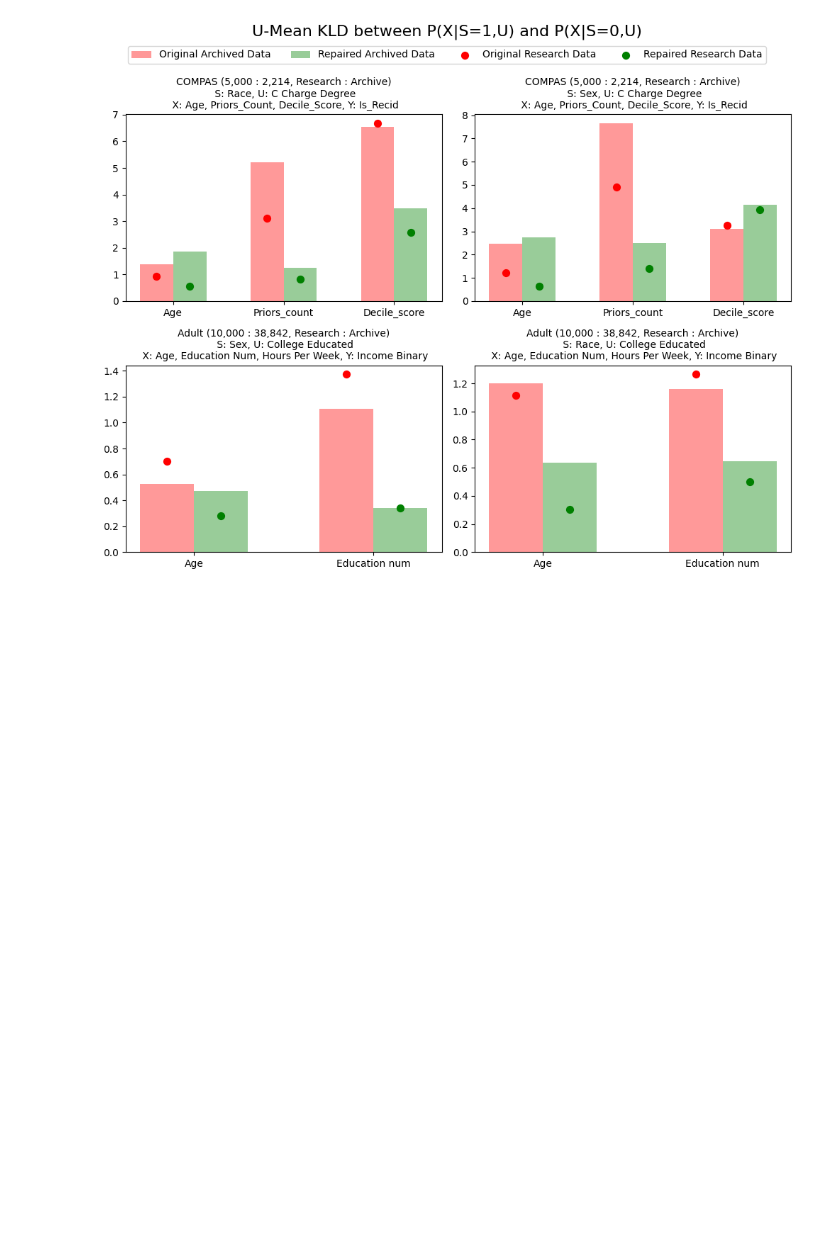
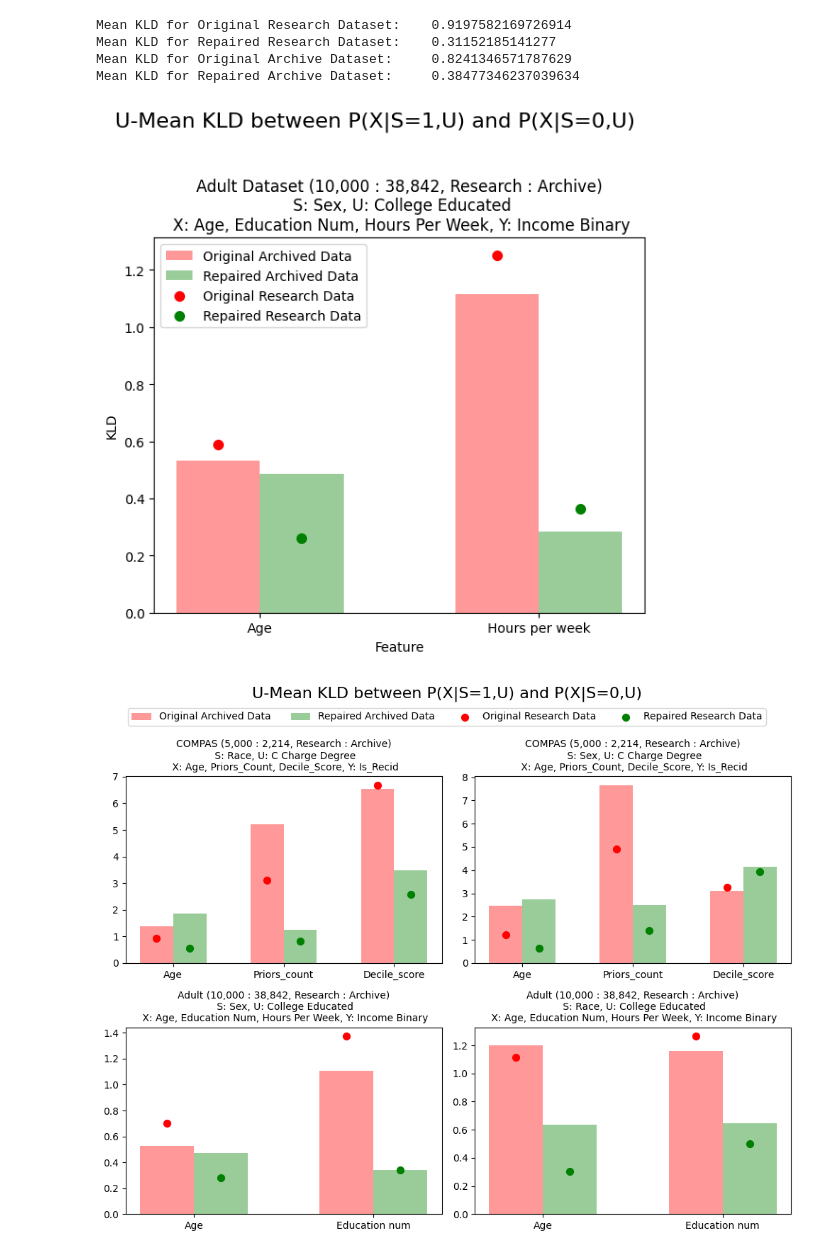
Before and after one commit to Langbridge/AIF360, a Jupyter notebook: examples/demo_distributional_repair.ipynb, the cells around one changed output. Saved outputs shown, nothing was run; the diff lists cells and outputs as text; code cells hidden in the pictures; blank space fills up the shorter version.

Commit message:
Added simple demo for basic use of distributional repair tool

```diff
--- a/examples/demo_distributional_repair.ipynb
+++ b/examples/demo_distributional_repair.ipynb
@@ -124,7 +120,5 @@ x = ['age','education-num','hours-per-week']
 y = 'Income Binary'
 
 continuous_features = ['age','hours-per-week']
-# continuous_features = ['age','hours-per-week','education-num']
 
-data = load_adult_dataset(s,u,x,y)
-data_R, data_A = data.split([n_R], shuffle=False)
+plot_ignored_features = ['education-num']
@@ -131,3 +130,71 @@ data_R, data_A = data.split([n_R], shuffle=False)
+# %%
+
+d = DistributionalRepair(s,u,x,y,continuous_features,n_q)
+data_R_repaired, data_A_repaired = d.fit_transform(data_R, data_A)
+
+tilde_x_R = data_R_repaired.convert_to_dataframe()[0][x]
+tilde_x_A = data_A_repaired.convert_to_dataframe()[0][x]
+
+kld_x_R = np.zeros(shape=(len(feats), 2))
+kld_x_tilde_R = np.zeros(shape=(len(feats), 2))
+kld_x_A = np.zeros(shape=(len(feats), 2))
+kld_x_tilde_A = np.zeros(shape=(len(feats), 2))
+pos = np.arange(len(feats))
+for i, feat in enumerate(feats):
+    kld_x_R[i, 0] = eval_kld(d.x_R[feat], d.s_R, d.u_R, order=[0, 1])
+    kld_x_R[i, 1] = eval_kld(d.x_R[feat], d.s_R, d.u_R, order=[1, 0])
+    kld_x_tilde_R[i, 0] = eval_kld(tilde_x_R[feat], d.s_R, d.u_R, order=[0, 1])
+    kld_x_tilde_R[i, 1] = eval_kld(tilde_x_R[feat], d.s_R, d.u_R, order=[1, 0])
+    kld_x_A[i, 0] = eval_kld(data_A.convert_to_dataframe()[0][x][feat], data_A.convert_to_dataframe()[0][s], data_A.convert_to_dataframe()[0][u], order=[0, 1])
+    kld_x_A[i, 1] = eval_kld(data_A.convert_to_dataframe()[0][x][feat], data_A.convert_to_dataframe()[0][s], data_A.convert_to_dataframe()[0][u], order=[1, 0])
+    kld_x_tilde_A[i, 0] = eval_kld(tilde_x_A[feat], data_A.convert_to_dataframe()[0][s], data_A.convert_to_dataframe()[0][u], order=[0, 1])
+    kld_x_tilde_A[i, 1] = eval_kld(tilde_x_A[feat], data_A.convert_to_dataframe()[0][s], data_A.convert_to_dataframe()[0][u], order=[1, 0])
+print(f"Mean KLD for Original Research Dataset:    {np.mean(kld_x_R)}")
+print(f"Mean KLD for Repaired Research Dataset:    {np.mean(kld_x_tilde_R)}")
+print(f"Mean KLD for Original Archive Dataset:     {np.mean(kld_x_A)}")
+print(f"Mean KLD for Repaired Archive Dataset:     {np.mean(kld_x_tilde_A)}")
+# %% [output]
+Mean KLD for Original Research Dataset:    0.9197582169726914
+Mean KLD for Repaired Research Dataset:    0.31152185141277
+Mean KLD for Original Archive Dataset:     0.8241346571787629
+Mean KLD for Repaired Archive Dataset:     0.38477346237039634
+# %%
+
+
+fig, ax = plt.subplots(figsize=(6, 6))
+
+bar_width = 0.3
+original_color = 'red'
+repaired_color = 'green'
+
+kld_x_A_mean = np.mean(kld_x_A, axis=1)
+kld_x_tilde_A_mean = np.mean(kld_x_tilde_A, axis=1)
+kld_x_R_mean = np.mean(kld_x_R, axis=1)
+kld_x_tilde_R_mean = np.mean(kld_x_tilde_R, axis=1)
+
+pos = np.arange(len(kld_x_A_mean))
+original_bars = ax.bar(x=pos - bar_width/2, height=kld_x_A_mean, width=bar_width, alpha=0.4, color=original_color)
+repaired_bars = ax.bar(x=pos + bar_width/2, height=kld_x_tilde_A_mean, width=bar_width, alpha=0.4, color=repaired_color)
+original_scatter = ax.scatter(x=pos - bar_width/2, y=kld_x_R_mean, color=original_color, marker='o', s=50)
+repaired_scatter = ax.scatter(x=pos + bar_width/2, y=kld_x_tilde_R_mean, color=repaired_color, marker='o', s=50)
+
+x_labels = [feat.replace('-', ' ').capitalize() for feat in feats if feat not in plot_ignored_features]
+ax.set_xticks(pos)
+ax.set_xticklabels(x_labels)
+ax.set_title(f"Adult Dataset ({n_R:,} : {len(tilde_x_A):,}, Research : Archive)\n S: {s.title()}, U: {u.replace('_', ' ').title()}\n X: {', '.join([x.replace('-', ' ').title() for x in x if x])}, Y: {y.replace(' ', ' ').title()}", fontsize=12)
+
+handles = [original_bars, repaired_bars, original_scatter, repaired_scatter]
+labels = ['Original Archived Data', 'Repaired Archived Data', 'Original Research Data', 'Repaired Research Data']
+
+ax.legend(handles, labels)
+ax.set_ylabel("KLD")
+ax.set_xlabel("Feature")
+
+plt.suptitle("U-Mean KLD between P(X|S=1,U) and P(X|S=0,U)", fontsize=16)
+plt.tight_layout(rect=[0, 0, 1, 0.95])
+plt.show()
+# %% [output]
+[figure, added]
 # %%
 dataset_tests = [
     {'data_loader': load_compas_dataset,
```
Also changed, not shown: parts of 2 cells of this notebook.
